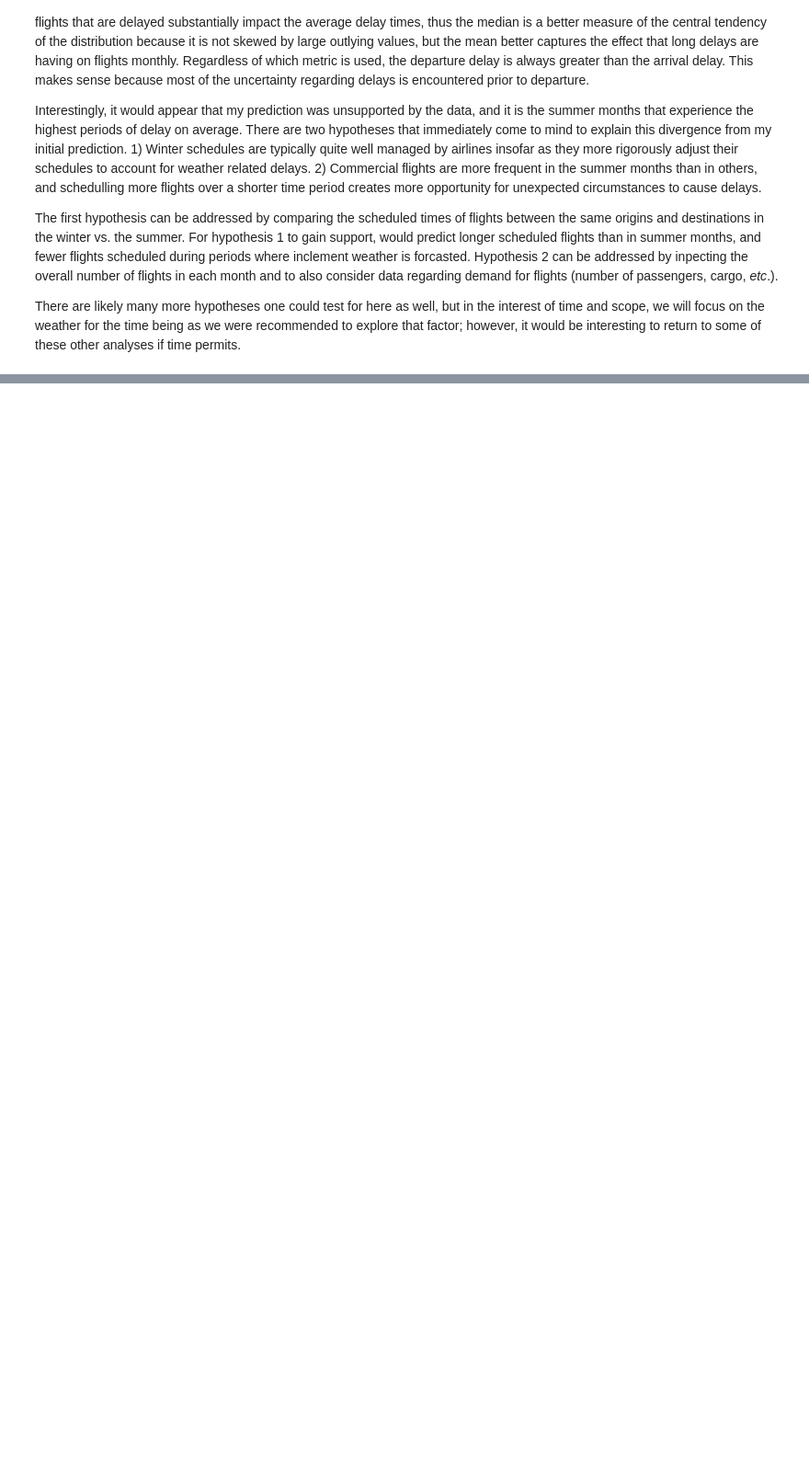
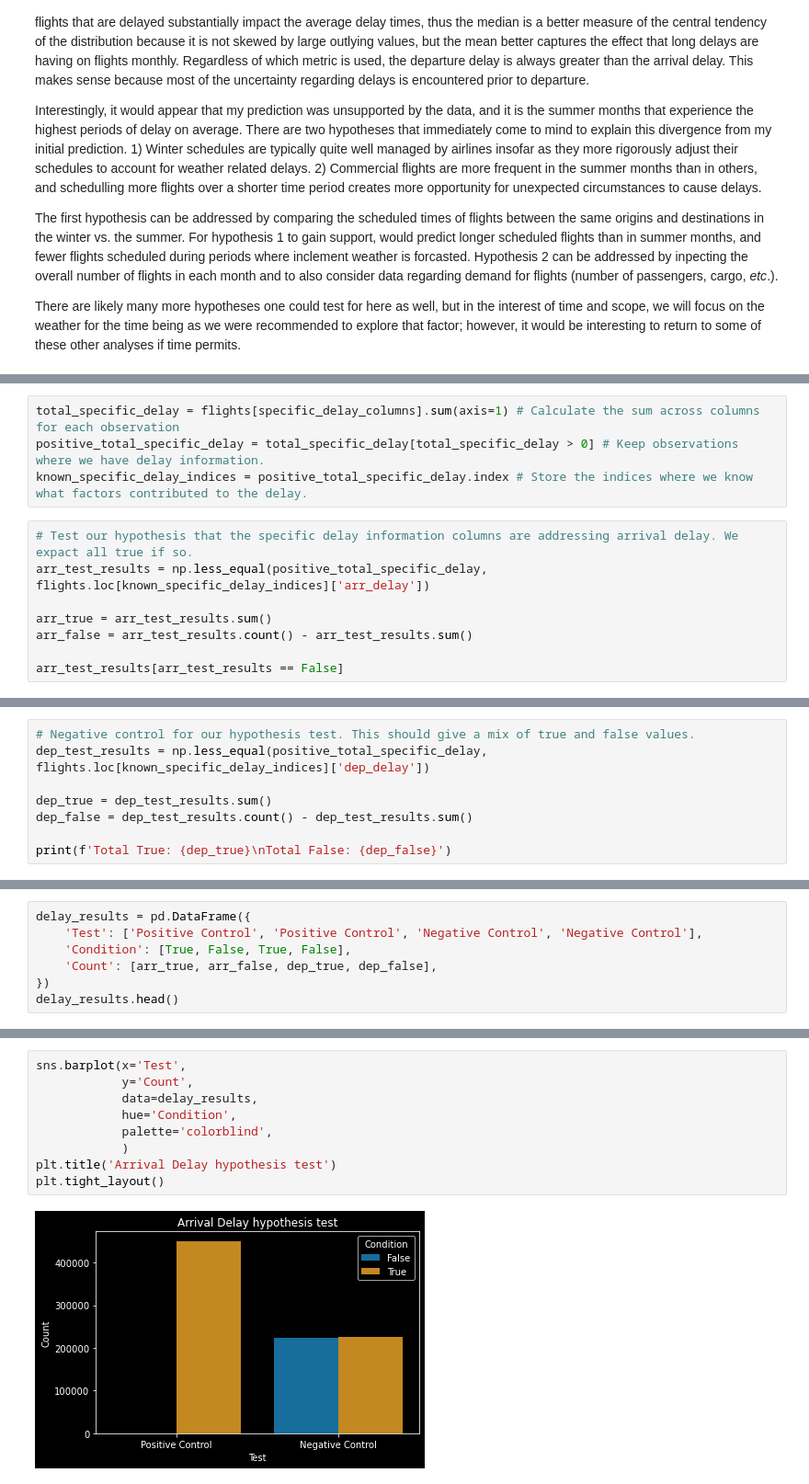
Before and after one commit to jsilke/flight-delay-prediction, a Jupyter notebook: Exploration/recommended_exploration.ipynb, the cells around one changed output, grey strips where cells are left out. Shown at 92% size. Drawn from its saved outputs; the diff is of its cells as text; blank space fills up the shorter version.

```diff
--- a/Exploration/recommended_exploration.ipynb
+++ b/Exploration/recommended_exploration.ipynb
@@ -197,0 +270,12 @@ There are likely many more hypotheses one could test for here as well, but in th
+# %%
+total_specific_delay = flights[specific_delay_columns].sum(axis=1) # Calculate the sum across columns for each observation
+positive_total_specific_delay = total_specific_delay[total_specific_delay > 0] # Keep observations where we have delay information.
+known_specific_delay_indices = positive_total_specific_delay.index # Store the indices where we know what factors contributed to the delay.
+# %%
+# Test our hypothesis that the specific delay information columns are addressing arrival delay. We expact all true if so.
+arr_test_results = np.less_equal(positive_total_specific_delay, flights.loc[known_specific_delay_indices]['arr_delay'])
+
+arr_true = arr_test_results.sum()
+arr_false = arr_test_results.count() - arr_test_results.sum()
+
+arr_test_results[arr_test_results == False]
@@ -197,0 +300,8 @@ There are likely many more hypotheses one could test for here as well, but in th
+# %%
+# Negative control for our hypothesis test. This should give a mix of true and false values.
+dep_test_results = np.less_equal(positive_total_specific_delay, flights.loc[known_specific_delay_indices]['dep_delay'])
+
+dep_true = dep_test_results.sum()
+dep_false = dep_test_results.count() - dep_test_results.sum()
+
+print(f'Total True: {dep_true}\nTotal False: {dep_false}')
@@ -197,0 +311,7 @@ There are likely many more hypotheses one could test for here as well, but in th
+# %%
+delay_results = pd.DataFrame({
+    'Test': ['Positive Control', 'Positive Control', 'Negative Control', 'Negative Control'],
+    'Condition': [True, False, True, False],
+    'Count': [arr_true, arr_false, dep_true, dep_false],
+})
+delay_results.head()
@@ -197,0 +326,11 @@ There are likely many more hypotheses one could test for here as well, but in th
+# %%
+sns.barplot(x='Test',
+            y='Count',
+            data=delay_results,
+            hue='Condition',
+            palette='colorblind',
+            )
+plt.title('Arrival Delay hypothesis test')
+plt.tight_layout()
+# %% [output]
+[figure, added]
```
Also changed, not shown: parts of 36 cells of this notebook, 1 other file.
